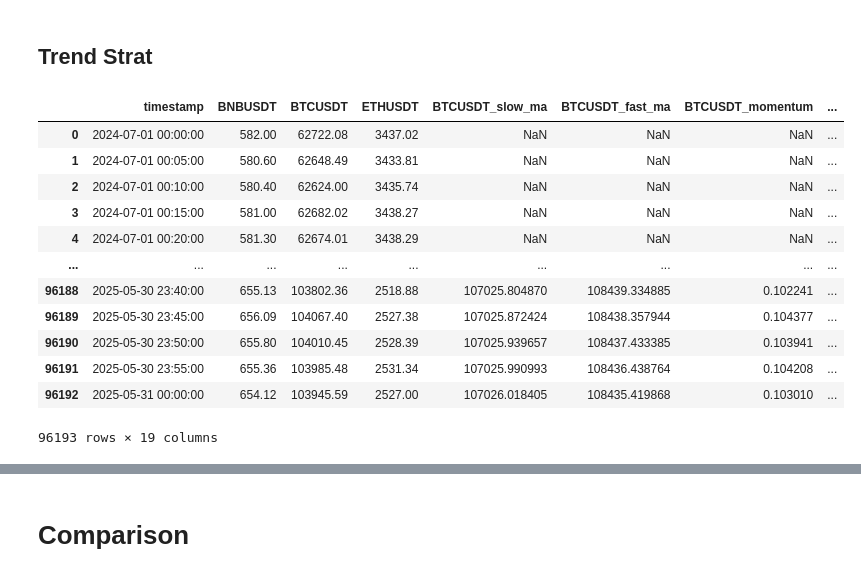
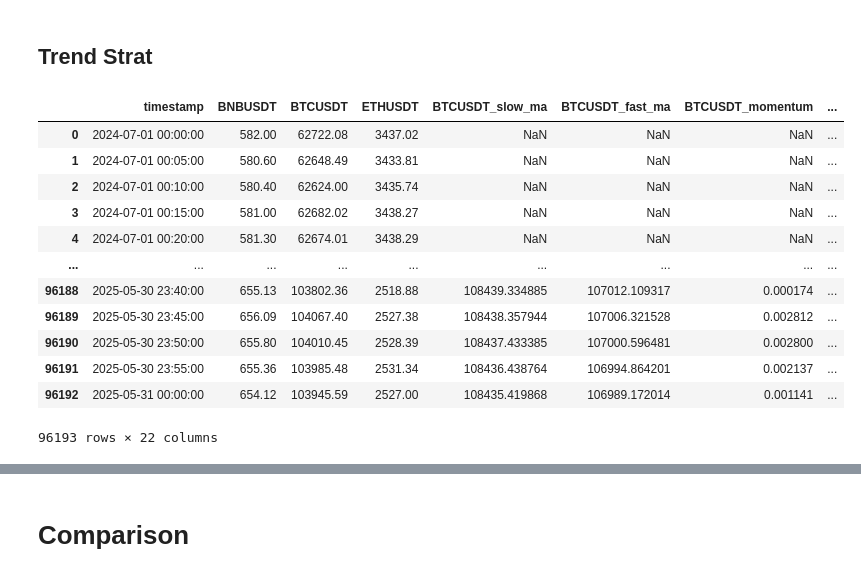
Before and after one commit to saltedpotato/qf635-microstructure-project, a Jupyter notebook: test_strats.ipynb, the cells around one changed output, grey strips where cells are left out. Cells and saved outputs as stored; diff of their text form; code cells hidden in the pictures.

```diff
--- a/test_strats.ipynb
+++ b/test_strats.ipynb
@@ -208,6 +208,23 @@ class TrendStrat:
                 (self.df[t+'_momentum'] < -execute_threshold)
             )
 
+            # Check for mean reversion property using Augmented Dickey-Fuller test
+            is_mean_revert = []
+            counter = 0
+            for i in range(slow_ma_period, len(self.df)):
+                if counter == slow_ma_period:
+                    # Perform ADF test on lookback window
+                    if adfuller(self.df[t][i-slow_ma_period:i].values)[1] < MeanReversionStrat_PARAMS.stationarity_cutoff:
+                        is_mean_revert += [1] * slow_ma_period  # Series is mean-reverting
+                    else:
+                        is_mean_revert += [0] * slow_ma_period  # Series is not mean-reverting
+                    counter = 0
+                counter += 1
+
+
+            self.df[t+'_is_mean_revert'] = [0] * (len(self.df) - len(is_mean_revert)) + is_mean_revert
+            self.df[t+"_is_mean_revert"] = self.df[t+"_is_mean_revert"].fillna(0)
+
 
             exit_condition = (
                 (abs(self.df[t+'_momentum']) < exit_threshold)
@@ -215,6 +232,10 @@ class TrendStrat:
 
             self.df.loc[long_condition, t+'_signal'] = 1
             self.df.loc[short_condition, t+'_signal'] = -1
+
+             # Generate entry signals based on z-scores and mean reversion property
+            self.df[t+'_signal'] = np.where(self.df[t+'_is_mean_revert'] == 1, 0, self.df[t+'_signal'])
+
             self.df.loc[exit_condition, t+'_exit_signal'] = 1
 
         return self.df
@@ -242,22 +263,22 @@ class TrendStrat:
         return signal_df
 # %%
 tr_model = TrendStrat(portfolio_prices.copy(), test_cons)
-tr_signals = tr_model.generate_signals(slow_ma_period=12*24*15, fast_ma_period=12*24*10, roc_period=12*24*30, execute_threshold=0.1, exit_threshold=0.02)
+tr_signals = tr_model.generate_signals(slow_ma_period=12*24*10, fast_ma_period=12*24*3, roc_period=12*24*15, execute_threshold=0.2, exit_threshold=0.05)
 tr_signals
 # %% [output]
 |  | timestamp | BNBUSDT | BTCUSDT | ETHUSDT | BTCUSDT_slow_ma | BTCUSDT_fast_ma | BTCUSDT_momentum | ... |
 | 0 | 2024-07-01 00:00:00 | 582.00 | 62722.08 | 3437.02 | NaN | NaN | NaN | ... |
 | 1 | 2024-07-01 00:05:00 | 580.60 | 62648.49 | 3433.81 | NaN | NaN | NaN | ... |
 | 2 | 2024-07-01 00:10:00 | 580.40 | 62624.00 | 3435.74 | NaN | NaN | NaN | ... |
 | 3 | 2024-07-01 00:15:00 | 581.00 | 62682.02 | 3438.27 | NaN | NaN | NaN | ... |
 | 4 | 2024-07-01 00:20:00 | 581.30 | 62674.01 | 3438.29 | NaN | NaN | NaN | ... |
 | ... | ... | ... | ... | ... | ... | ... | ... | ... |
-| 96188 | 2025-05-30 23:40:00 | 655.13 | 103802.36 | 2518.88 | 107025.804870 | 108439.334885 | 0.102241 | ... |
-| 96189 | 2025-05-30 23:45:00 | 656.09 | 104067.40 | 2527.38 | 107025.872424 | 108438.357944 | 0.104377 | ... |
-| 96190 | 2025-05-30 23:50:00 | 655.80 | 104010.45 | 2528.39 | 107025.939657 | 108437.433385 | 0.103941 | ... |
-| 96191 | 2025-05-30 23:55:00 | 655.36 | 103985.48 | 2531.34 | 107025.990993 | 108436.438764 | 0.104208 | ... |
-| 96192 | 2025-05-31 00:00:00 | 654.12 | 103945.59 | 2527.00 | 107026.018405 | 108435.419868 | 0.103010 | ... |
+| 96188 | 2025-05-30 23:40:00 | 655.13 | 103802.36 | 2518.88 | 108439.334885 | 107012.109317 | 0.000174 | ... |
+| 96189 | 2025-05-30 23:45:00 | 656.09 | 104067.40 | 2527.38 | 108438.357944 | 107006.321528 | 0.002812 | ... |
+| 96190 | 2025-05-30 23:50:00 | 655.80 | 104010.45 | 2528.39 | 108437.433385 | 107000.596481 | 0.002800 | ... |
+| 96191 | 2025-05-30 23:55:00 | 655.36 | 103985.48 | 2531.34 | 108436.438764 | 106994.864201 | 0.002137 | ... |
+| 96192 | 2025-05-31 00:00:00 | 654.12 | 103945.59 | 2527.00 | 108435.419868 | 106989.172014 | 0.001141 | ... |
-96193 rows × 19 columns
+96193 rows × 22 columns
 # %%
 tr_backtest = Backtest(tr_signals.copy(), tickers = test_cons, test_start_date=test_start_date, test_end_date=test_end_date, stoploss=stoploss, drawdown_duration=drawdown_duration)
 tr_pnl_df = tr_backtest.computePortfolioPnL(rolling=rolling, weight_method=weight_method, allow_short=short)
```
Also changed, not shown: parts of 3 cells of this notebook, 2 other files.
